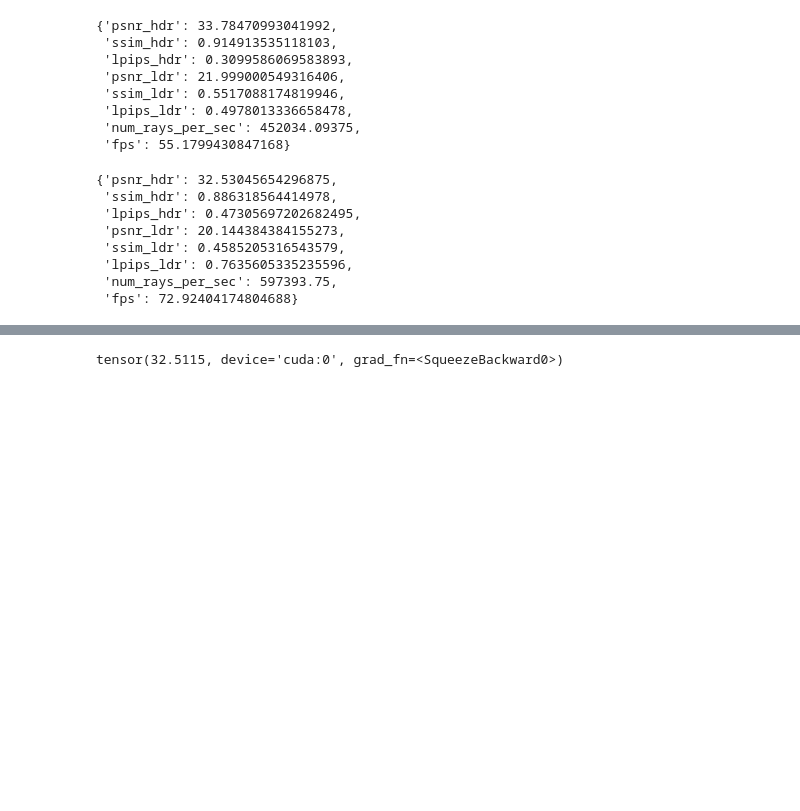
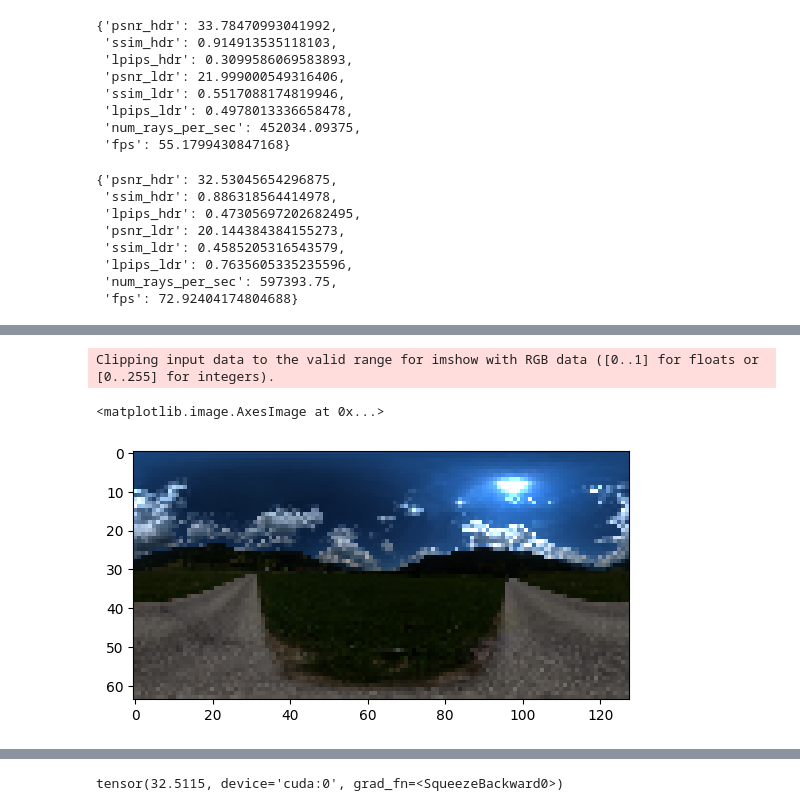
Before and after one commit to JADGardner/ns_reni, a Jupyter notebook: notebooks/reni_tests.ipynb, the cells around one changed output, grey strips where cells are left out. Drawn from its saved outputs; the diff is of its cells as text; code cells hidden in the pictures; blank space fills up the shorter version.

```diff
--- a/notebooks/reni_tests.ipynb
+++ b/notebooks/reni_tests.ipynb
@@ -206,0 +218,17 @@ tensor([[-4.3711e-08, -1.0000e+00,  0.0000e+00],
+# %%
+import imageio
+image_filename = '/workspace/data/RENI_HDR/val/00001.exr'
+image = imageio.imread(image_filename).astype("float32")
+
+if len(image.shape) == 2:
+    image = image[:, :, None].repeat(3, axis=2)
+
+# make any inf values equal to max non inf
+image[image == np.inf] = np.nanmax(image[image != np.inf])
+# make any values less than zero equal to min non negative
+image[image <= 0] = np.nanmin(image[image > 0])
+plt.imshow(image)
+# %% [output]
+Clipping input data to the valid range for imshow with RGB data ([0..1] for floats or [0..255] for integers).
+<matplotlib.image.AxesImage at 0x...>
+[figure, added]
```
Also changed, not shown: parts of 6 cells of this notebook, 5 other files.
